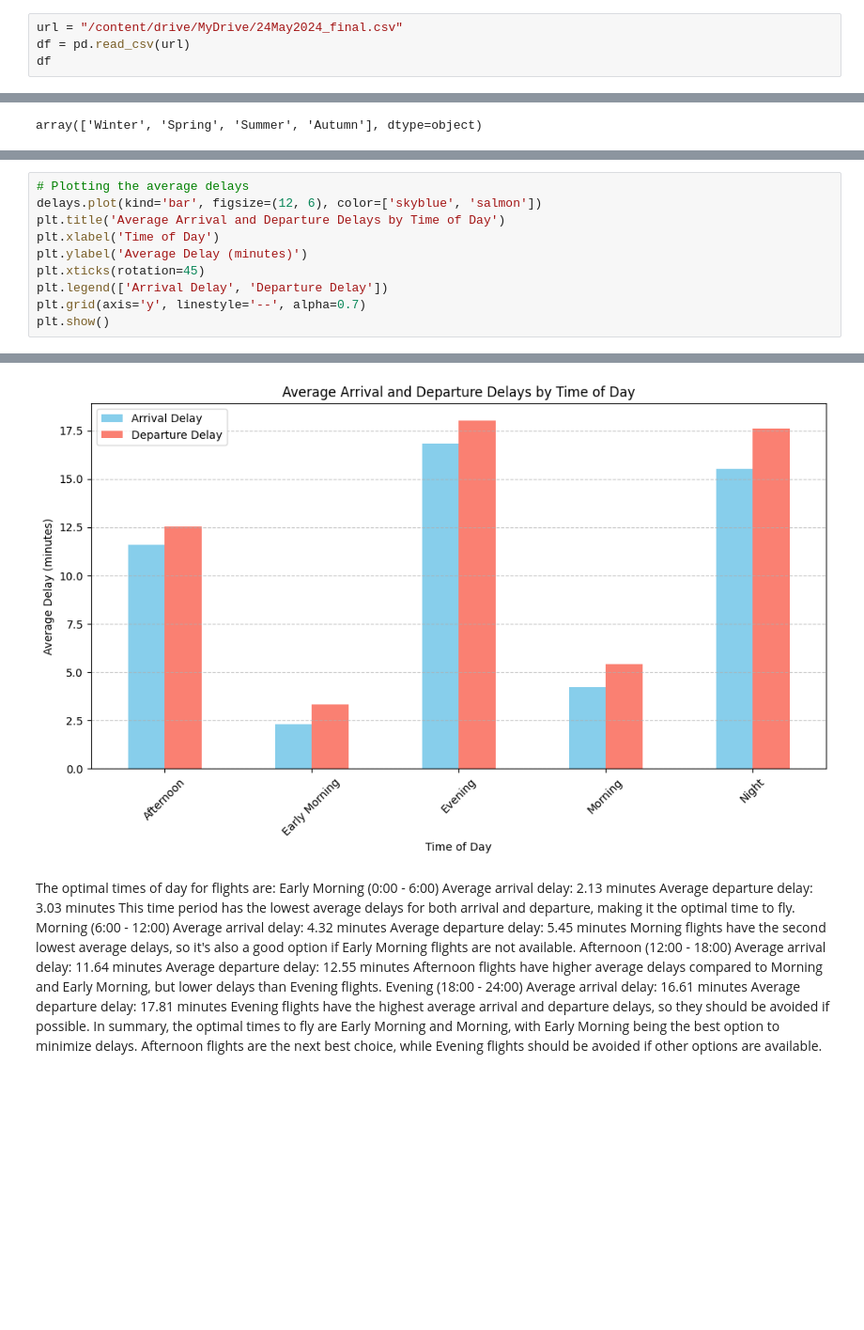
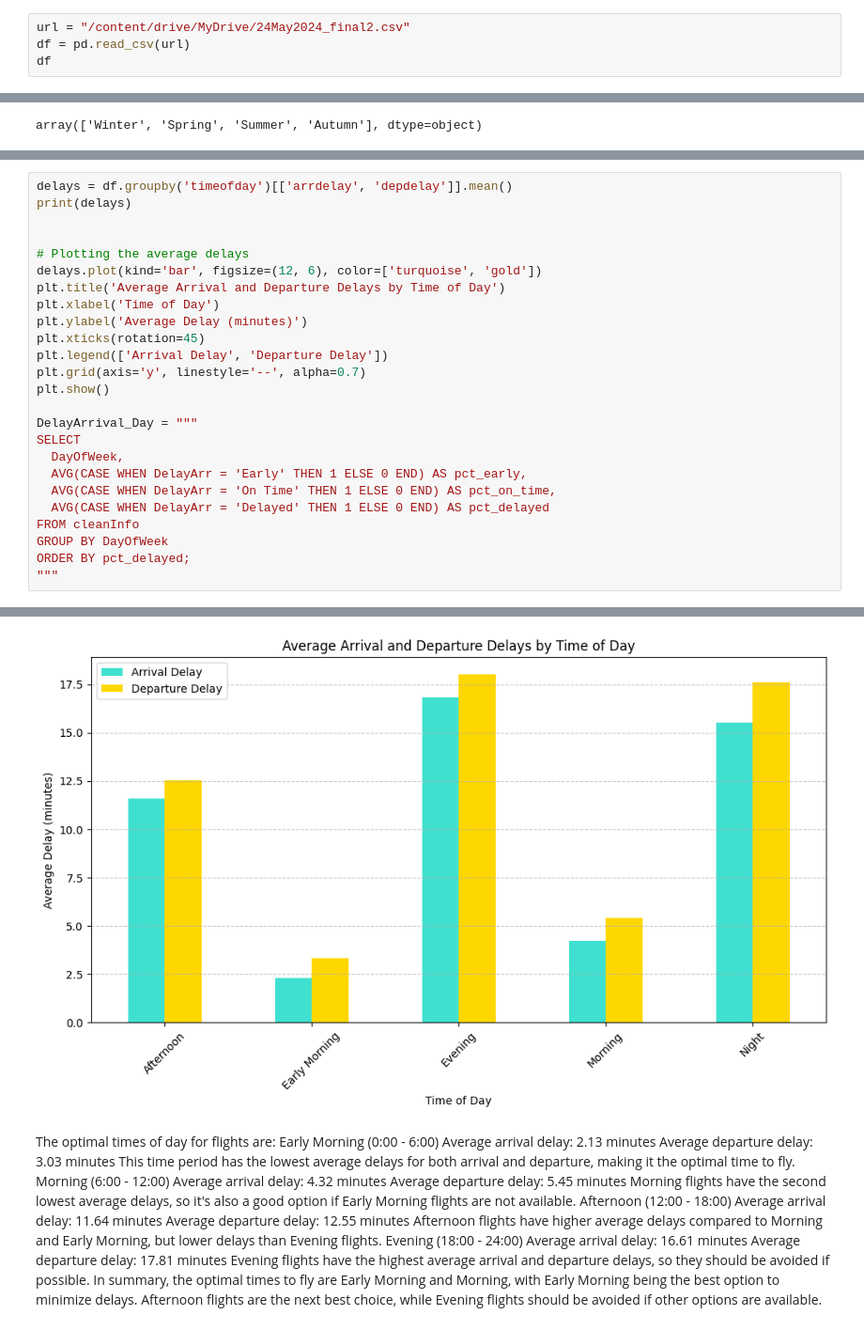
Before and after one commit to irffanhaziq/AirlineOnTimePerformance, a Jupyter notebook: DataMangenmentAssignment2.ipynb, the cells around one changed output, grey strips where cells are left out. Shown at 94% size. Cells and saved outputs as stored; diff of their text form; blank space fills up the shorter version.

```diff
--- a/DataMangenmentAssignment2.ipynb
+++ b/DataMangenmentAssignment2.ipynb
@@ -50,5 +52,5 @@ import plotly.express as px
 # %%
-url = "/content/drive/MyDrive/24May2024_final.csv"
+url = "/content/drive/MyDrive/24May2024_final2.csv"
 df = pd.read_csv(url)
 df
 # %% [output]
@@ -114,6 +142,10 @@ Night          15.522970  17.595882
 # %%
+delays = df.groupby('timeofday')[['arrdelay', 'depdelay']].mean()
+print(delays)
+
+
 # Plotting the average delays
-delays.plot(kind='bar', figsize=(12, 6), color=['skyblue', 'salmon'])
+delays.plot(kind='bar', figsize=(12, 6), color=['turquoise', 'gold'])
 plt.title('Average Arrival and Departure Delays by Time of Day')
 plt.xlabel('Time of Day')
 plt.ylabel('Average Delay (minutes)')
@@ -121,4 +153,15 @@ plt.xticks(rotation=45)
 plt.legend(['Arrival Delay', 'Departure Delay'])
 plt.grid(axis='y', linestyle='--', alpha=0.7)
 plt.show()
+
+DelayArrival_Day = """
+SELECT
+  DayOfWeek,
+  AVG(CASE WHEN DelayArr = 'Early' THEN 1 ELSE 0 END) AS pct_early,
+  AVG(CASE WHEN DelayArr = 'On Time' THEN 1 ELSE 0 END) AS pct_on_time,
+  AVG(CASE WHEN DelayArr = 'Delayed' THEN 1 ELSE 0 END) AS pct_delayed
+FROM cleanInfo
+GROUP BY DayOfWeek
+ORDER BY pct_delayed;
+"""
 # %% [output]
@@ -125,4 +175,4 @@ plt.show()
-[figure, old version]
+[figure, new version]
 # %% [markdown]
 The optimal times of day for flights are:
 Early Morning (0:00 - 6:00)
```
Also changed, not shown: parts of 22 cells of this notebook.
